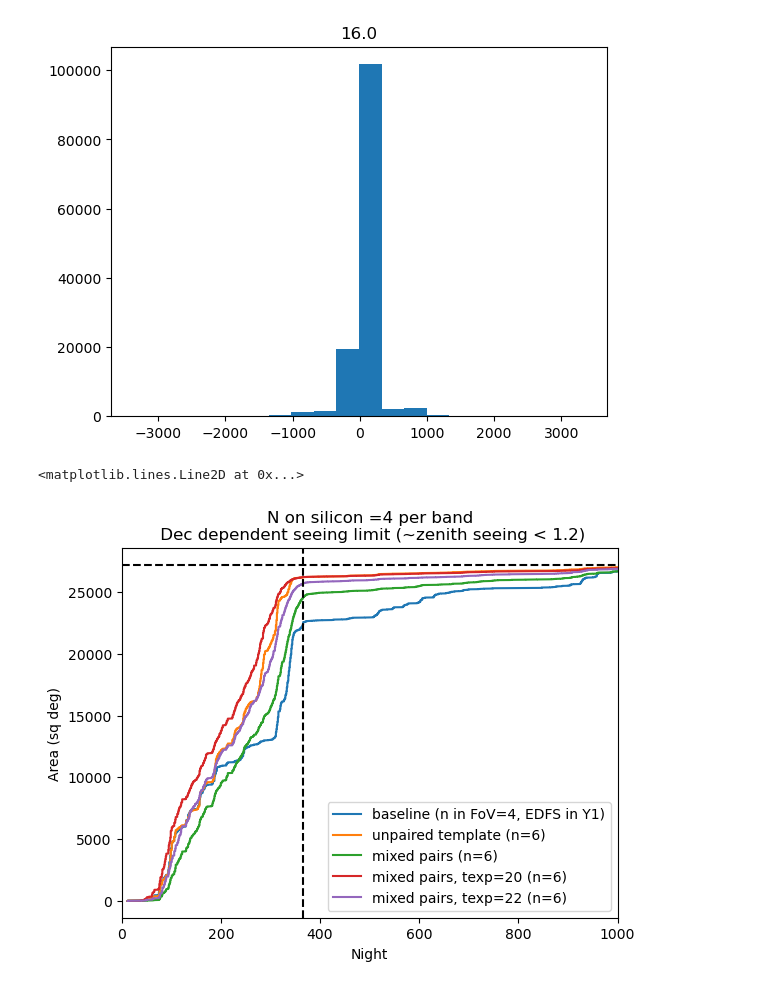
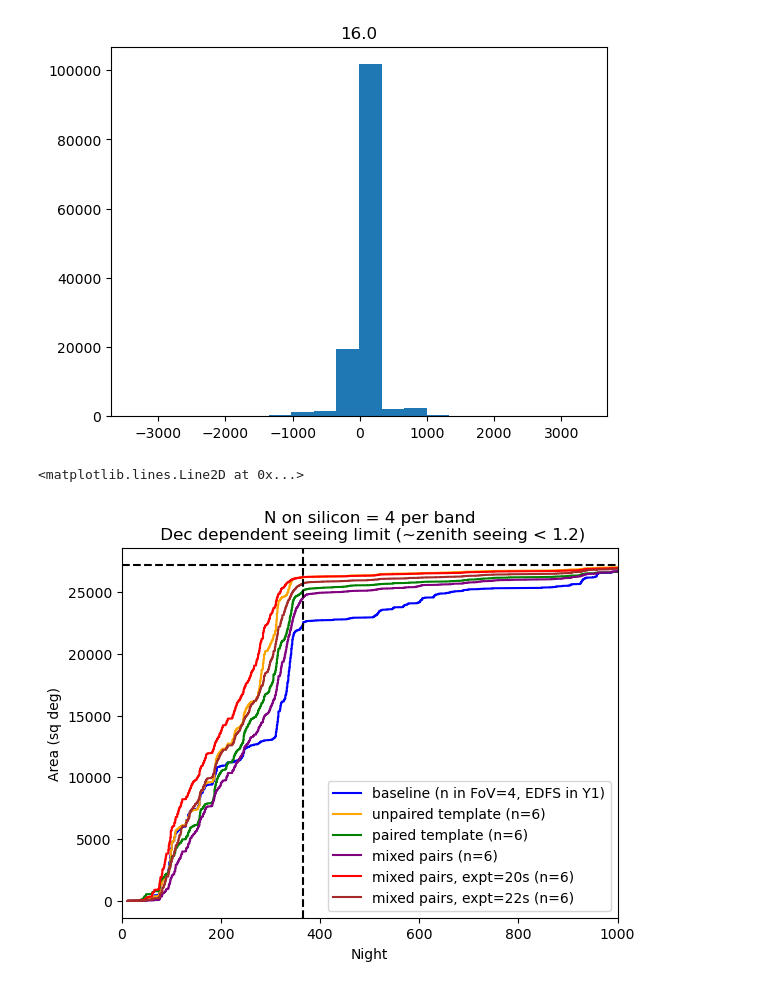
Before and after one commit to lsst-sims/sims_featureScheduler_runs5.2, a Jupyter notebook: comp_survey/template_time.ipynb, the cells around one changed output. Cells and saved outputs as stored; diff of their text form; code cells hidden in the pictures.

```diff
--- a/comp_survey/template_time.ipynb
+++ b/comp_survey/template_time.ipynb
@@ -67,7 +67,11 @@ class TemplateTime(maf.BaseMetric):
     seeing_col="seeingFwhmEff", band_col="band", night_col="night"):
         super().__init__(col=col, unit=unit, name=name)
         self.seeing_limit = seeing_limit_by_dec(nside=nside, zenith_fwhm_limit=seeing_limit)
-        self.bands = bands
+        if np.size(bands) == 1:
+            self.bands = np.zeros(hp.nside2npix(nside), dtype=str)
+            self.bands = np.char.add(self.bands, bands)
+        else:
+            self.bands = bands
         self.seeing_col = seeing_col
         self.band_col = band_col
         self.night_col = night_col
@@ -96,6 +100,7 @@ class TemplateTime(maf.BaseMetric):
 # %%
 db_files = ["comp_survey_v5.2.0_10yrs.db",
             "../templates_decdep/templates_decdep_v5.2.0_10yrs.db",
+            "../templates_decpairs/templates_decpairs_v5.2.0_10yrs.db",
             "../templates_decpairs/templates_decpairs_mixed_v5.2.0_10yrs.db",
            "../templates_fast/templates_fast_mixed_v5.2.0_10yrs.db",
            "../templates_fast/templates_fast_mixed2_v5.2.0_10yrs.db",]
@@ -164,24 +170,27 @@ Text(0.5, 1.0, '16.0')
 # %%
 fig, ax = plt.subplots()
 
 ar2label = {'comp_survey_v5.2.0_10yrs': "baseline (n in FoV=4, EDFS in Y1)",
  'templates_decdep_v5.2.0_10yrs': "unpaired template (n=6)",
+            'templates_decpairs_v5.2.0_10yrs': "paired template (n=6)",
  'templates_decpairs_mixed_v5.2.0_10yrs': "mixed pairs (n=6)",
- 'templates_fast_mixed_v5.2.0_10yrs': "mixed pairs, texp=20 (n=6)",
- 'templates_fast_mixed2_v5.2.0_10yrs': "mixed pairs, texp=22 (n=6)"}
+ 'templates_fast_mixed_v5.2.0_10yrs': "mixed pairs, expt=20s (n=6)",
+ 'templates_fast_mixed2_v5.2.0_10yrs': "mixed pairs, expt=22s (n=6)"}
 
-for key in arrays:
+colors = ['blue', 'orange', 'green', 'purple', 'red', 'brown']
+
+for key,co in zip(ar2label, colors):
     ack = arrays[key] +0
     ack = np.sort(ack)
-    ax.plot(ack, np.arange(ack.size)*hp.nside2pixarea(nside, degrees=True), label=ar2label[key])
+    ax.plot(ack, np.arange(ack.size)*hp.nside2pixarea(nside, degrees=True), label=ar2label[key], color=co)
 ax.set_xlim([0,1000])
 ax.set_xlabel("Night")
 ax.set_ylabel("Area (sq deg)")
 ax.set_title("N on silicon = %i per band\n Dec dependent seeing limit (~zenith seeing < 1.2)" % n_needed)
 leg = ax.legend()
 ax.axvline(x=365, linestyle="--", color="k")
 ax.axhline(y=fp_area, linestyle="--", color="k")
 # %% [output]
 <matplotlib.lines.Line2D at 0x...>
-[figure, old version]
+[figure, new version]
 # %%
```
Also changed, not shown: parts of 6 cells of this notebook.
